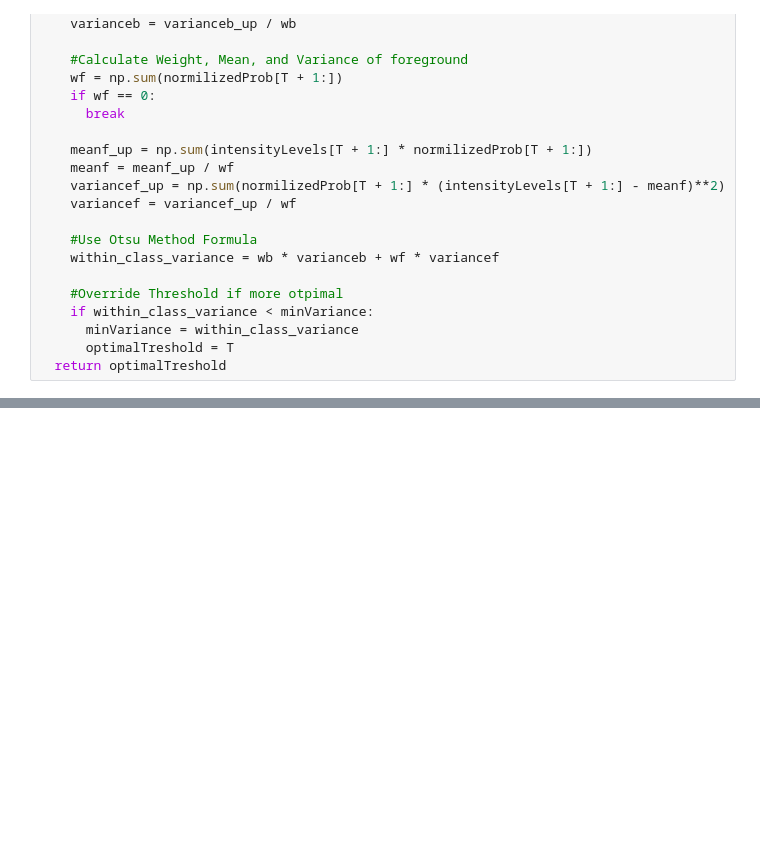
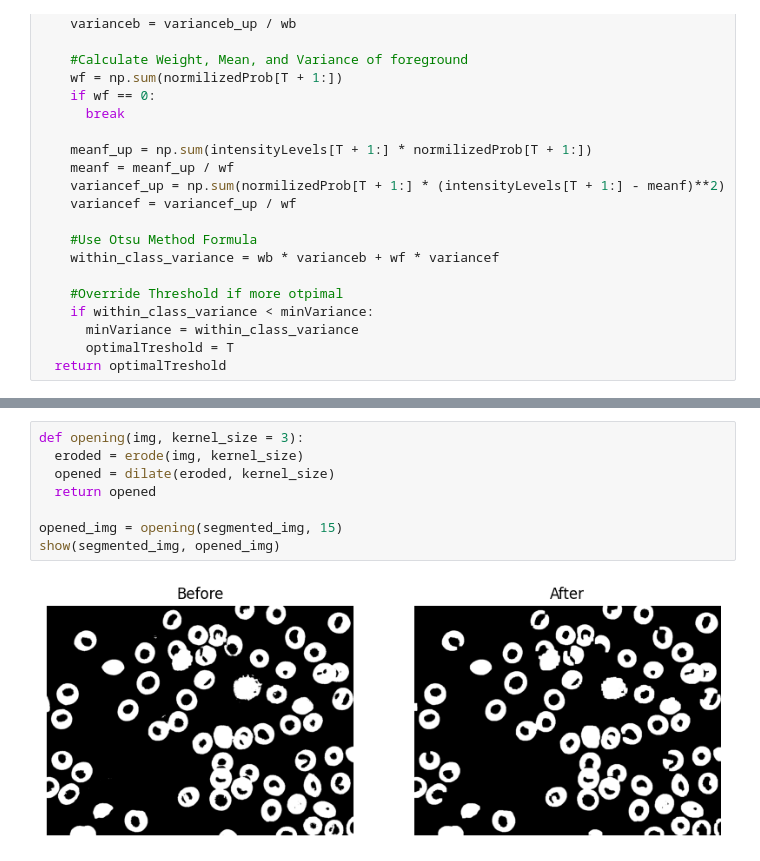
Before and after one commit to Plumz17/PCD_Assignment03, a Jupyter notebook: PCD_Assignment03.ipynb, the cells around one changed output, grey strips where cells are left out. Drawn from its saved outputs; the diff is of its cells as text; blank space fills up the shorter version.

```diff
--- a/PCD_Assignment03.ipynb
+++ b/PCD_Assignment03.ipynb
@@ -101,0 +159,10 @@ show(img, segment(img, find_otsu_threshold(img)))
+# %%
+def opening(img, kernel_size = 3):
+  eroded = erode(img, kernel_size)
+  opened = dilate(eroded, kernel_size)
+  return opened
+
+opened_img = opening(segmented_img, 15)
+show(segmented_img, opened_img)
+# %% [output]
+[figure, added]
```
Also changed, not shown: parts of 9 cells of this notebook.
